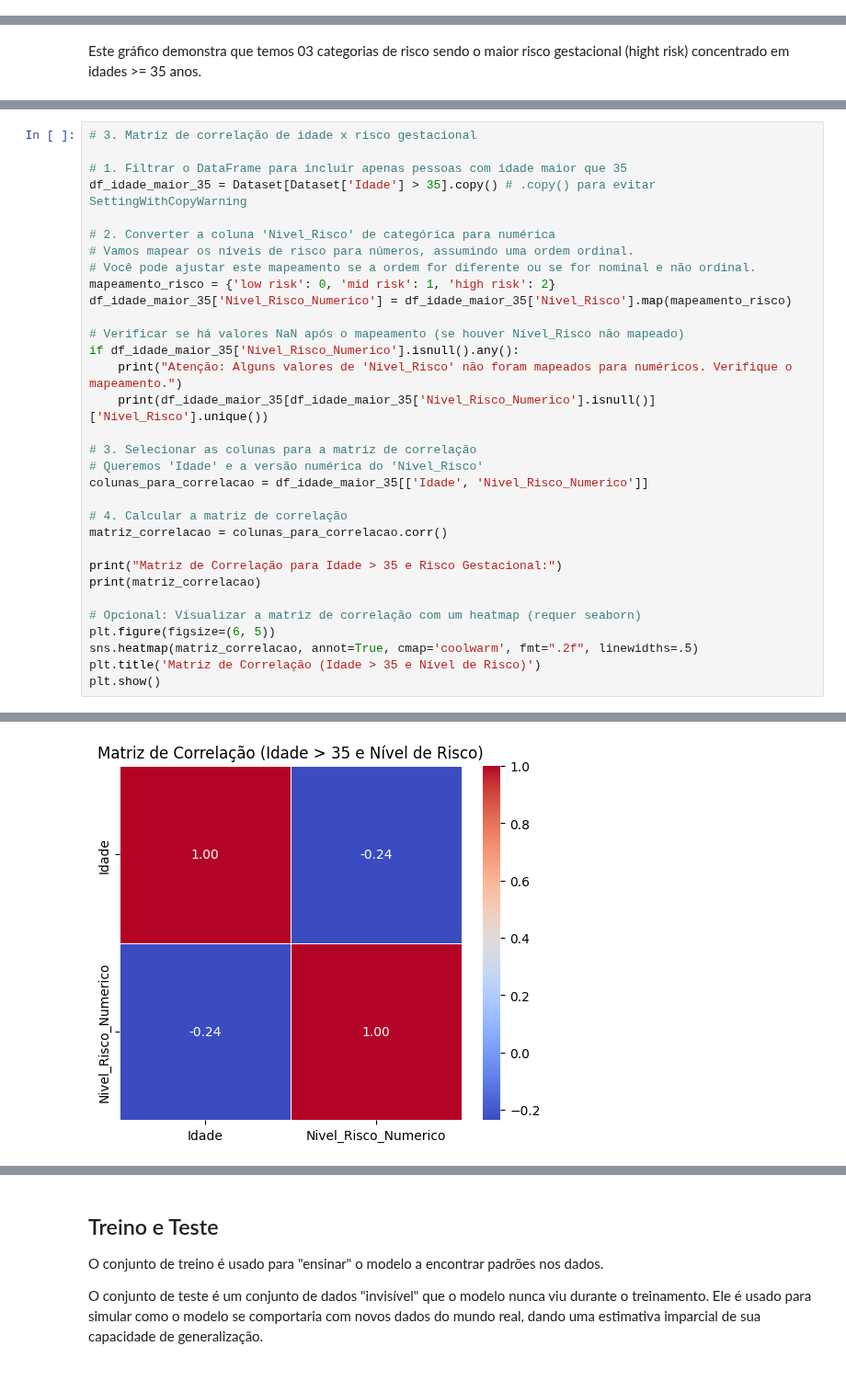
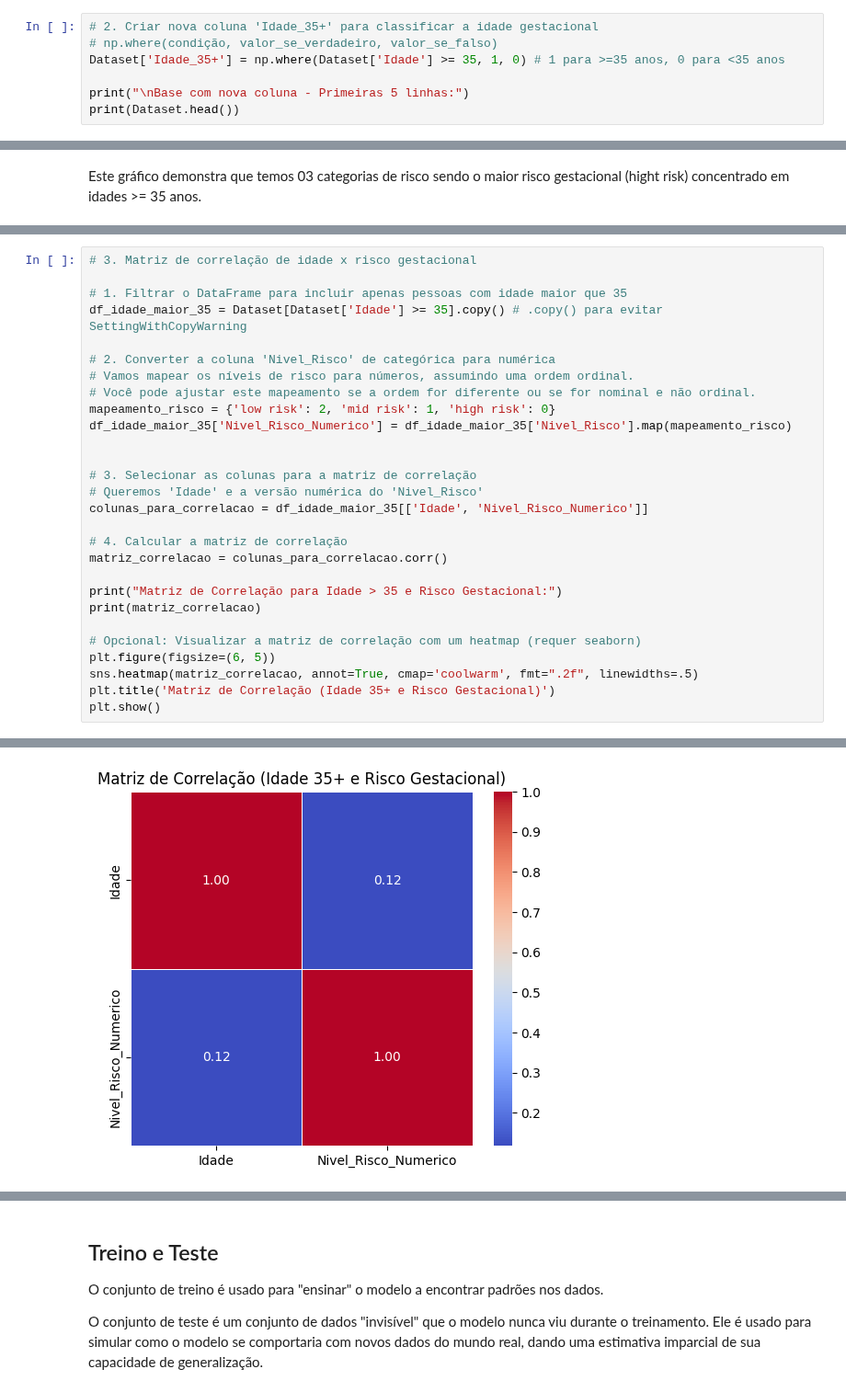
Before and after one commit to AlineFiori/MVP, a Jupyter notebook: Template_Análise_de_Dados_Pregnancy.ipynb, the cells around one changed output, grey strips where cells are left out. Shown at 92% size. Cells and saved outputs as stored; diff of their text form.

```diff
--- a/Template_Análise_de_Dados_Pregnancy.ipynb
+++ b/Template_Análise_de_Dados_Pregnancy.ipynb
@@ -114,3 +114,10 @@ Base comcolunas renomeadas - Primeiras 5 linhas:
 2                 100.0                   80   high risk
 3                  98.0                   70   high risk
 4                  98.0                   76    low risk
+# %%
+# 2. Criar nova coluna 'Idade_35+' para classificar a idade gestacional
+# np.where(condição, valor_se_verdadeiro, valor_se_falso)
+Dataset['Idade_35+'] = np.where(Dataset['Idade'] >= 35, 1, 0) # 1 para >=35 anos, 0 para <35 anos
+
+print("\nBase com nova coluna - Primeiras 5 linhas:")
+print(Dataset.head())
@@ -408,18 +489,14 @@ Relações Negativas com Temperatura Corporal:
 # 3. Matriz de correlação de idade x risco gestacional
 
 # 1. Filtrar o DataFrame para incluir apenas pessoas com idade maior que 35
-df_idade_maior_35 = Dataset[Dataset['Idade'] > 35].copy() # .copy() para evitar SettingWithCopyWarning
+df_idade_maior_35 = Dataset[Dataset['Idade'] >= 35].copy() # .copy() para evitar SettingWithCopyWarning
 
 # 2. Converter a coluna 'Nivel_Risco' de categórica para numérica
 # Vamos mapear os níveis de risco para números, assumindo uma ordem ordinal.
 # Você pode ajustar este mapeamento se a ordem for diferente ou se for nominal e não ordinal.
-mapeamento_risco = {'low risk': 0, 'mid risk': 1, 'high risk': 2}
+mapeamento_risco = {'low risk': 2, 'mid risk': 1, 'high risk': 0}
 df_idade_maior_35['Nivel_Risco_Numerico'] = df_idade_maior_35['Nivel_Risco'].map(mapeamento_risco)
 
-# Verificar se há valores NaN após o mapeamento (se houver Nível_Risco não mapeado)
-if df_idade_maior_35['Nivel_Risco_Numerico'].isnull().any():
-    print("Atenção: Alguns valores de 'Nivel_Risco' não foram mapeados para numéricos. Verifique o mapeamento.")
-    print(df_idade_maior_35[df_idade_maior_35['Nivel_Risco_Numerico'].isnull()]['Nivel_Risco'].unique())
 
 # 3. Selecionar as colunas para a matriz de correlação
 # Queremos 'Idade' e a versão numérica do 'Nivel_Risco'
@@ -434,7 +511,7 @@ print(matriz_correlacao)
 # Opcional: Visualizar a matriz de correlação com um heatmap (requer seaborn)
 plt.figure(figsize=(6, 5))
 sns.heatmap(matriz_correlacao, annot=True, cmap='coolwarm', fmt=".2f", linewidths=.5)
-plt.title('Matriz de Correlação (Idade > 35 e Nível de Risco)')
+plt.title('Matriz de Correlação (Idade 35+ e Risco Gestacional)')
 plt.show()
 # %% [output]
 Matriz de Correlação para Idade > 35 e Risco Gestacional:
@@ -444 +521 @@ Nivel_Risco_Numerico -0.236107              1.000000
-[figure, old version]
+[figure, new version]
```
Also changed, not shown: parts of 41 cells of this notebook.
